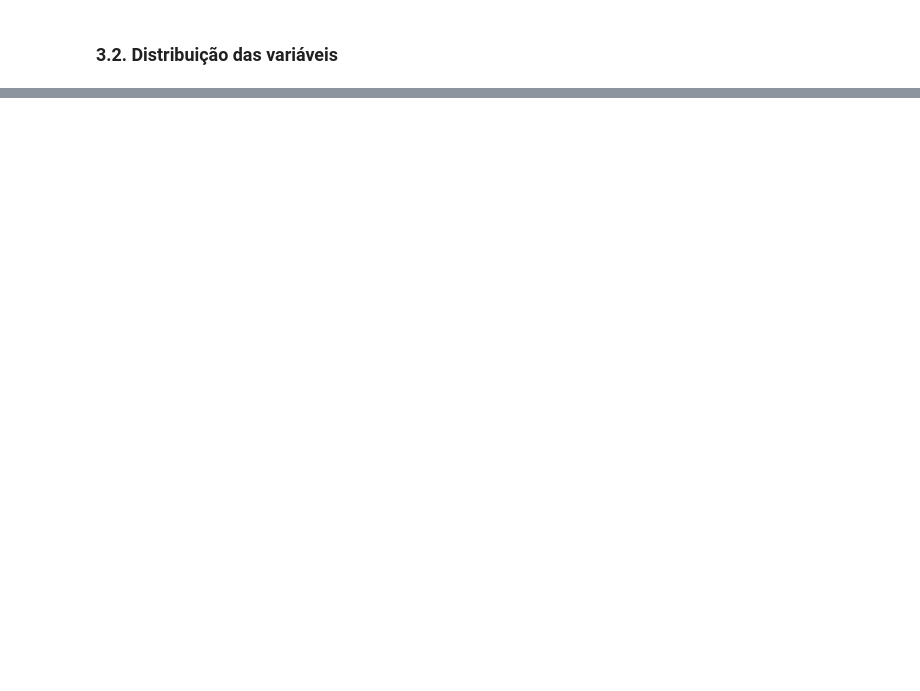
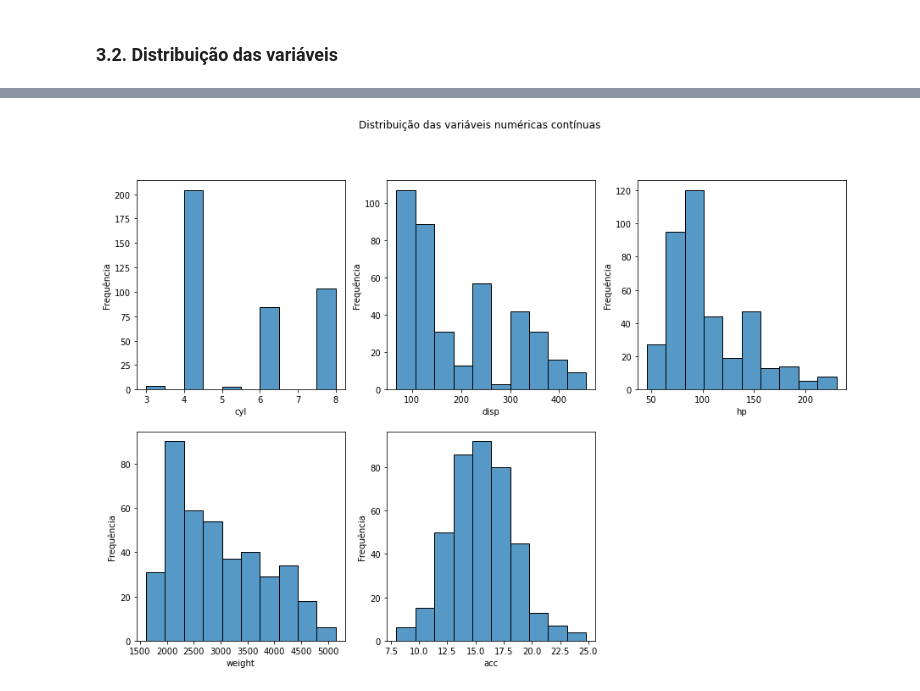
Before and after one commit to bruna-calistrate/AdvancedStatistics-Course, a Jupyter notebook: PyrhonStatistics.ipynb, the cells around one changed output, grey strips where cells are left out. Saved outputs shown, nothing was run; the diff lists cells and outputs as text; code cells hidden in the pictures; blank space fills up the shorter version.

Commit message:
Distribuição dos dados

```diff
--- a/PyrhonStatistics.ipynb
+++ b/PyrhonStatistics.ipynb
@@ -223,0 +218,9 @@ histplot(data=df[cat],
+# %%
+histplot(data=df[num],
+         title='Distribuição das variáveis numéricas contínuas',
+         ylabel='Frequência',
+         x=num, ax=True,
+         ncols=3, nrows=2,
+         figsize=(15,10))
+# %% [output]
+[figure, added]
```
Also changed, not shown: parts of 7 cells of this notebook.
